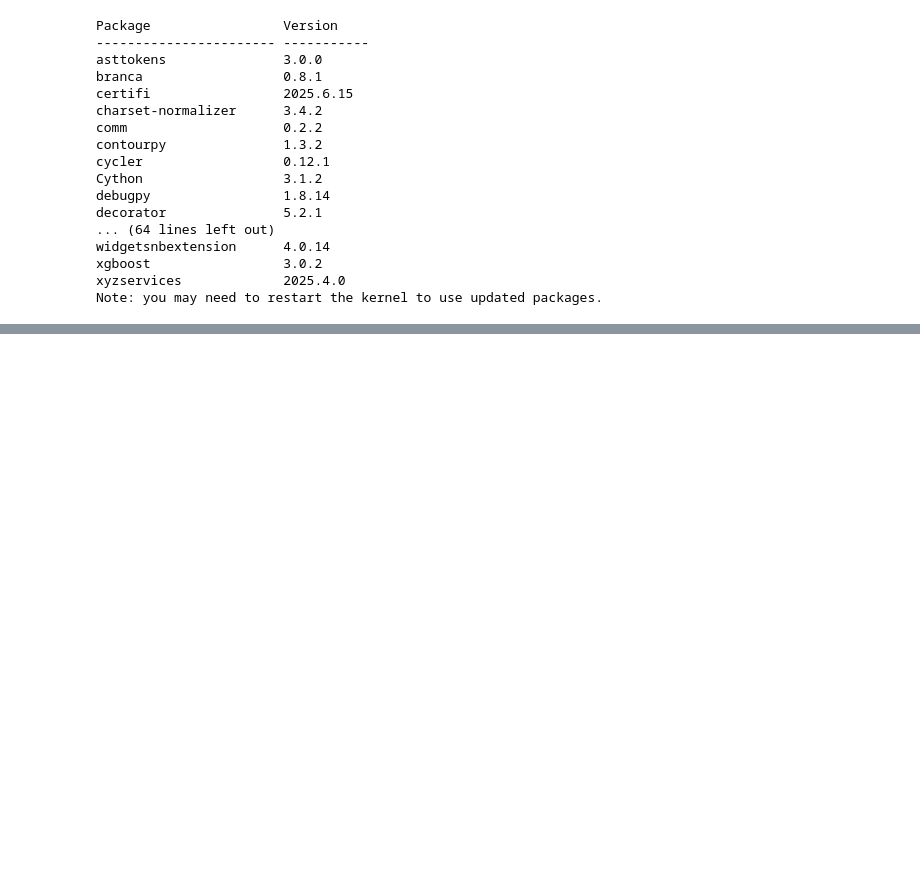
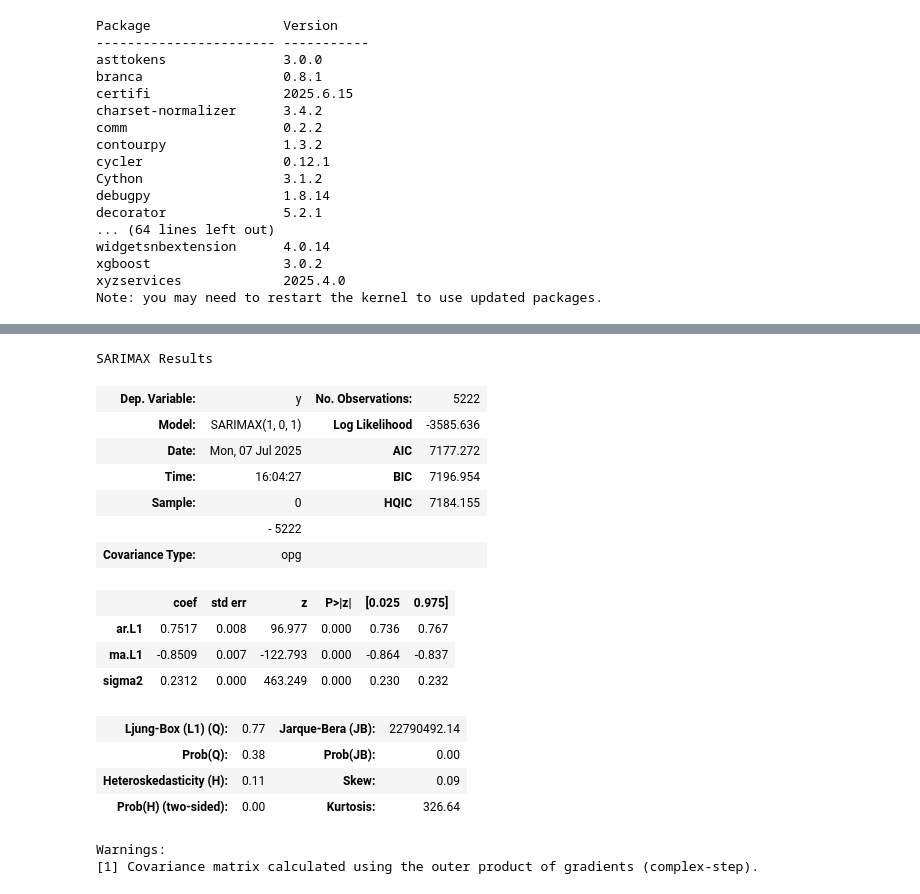
Before and after one commit to 4GeeksAcademy/S_T, a Jupyter notebook: src/explore (5).ipynb, the cells around one changed output, grey strips where cells are left out. Saved outputs shown, nothing was run; the diff lists cells and outputs as text; code cells hidden in the pictures; blank space fills up the shorter version.

```diff
--- a/src/explore (5).ipynb
+++ b/src/explore (5).ipynb
@@ -336,0 +332,21 @@ ImportError: cannot import name '_lazywhere' from 'scipy._lib._util' (/workspace
+# %%
+model.summary()
+# %% [output]
+SARIMAX Results
+| Dep. Variable: | y | No. Observations: | 5222 |
+| Model: | SARIMAX(1, 0, 1) | Log Likelihood | -3585.636 |
+| Date: | Mon, 07 Jul 2025 | AIC | 7177.272 |
+| Time: | 16:04:27 | BIC | 7196.954 |
+| Sample: | 0 | HQIC | 7184.155 |
+|  | - 5222 |  |  |
+| Covariance Type: | opg |  |  |
+|  | coef | std err | z | P>|z| | [0.025 | 0.975] |
+| ar.L1 | 0.7517 | 0.008 | 96.977 | 0.000 | 0.736 | 0.767 |
+| ma.L1 | -0.8509 | 0.007 | -122.793 | 0.000 | -0.864 | -0.837 |
+| sigma2 | 0.2312 | 0.000 | 463.249 | 0.000 | 0.230 | 0.232 |
+| Ljung-Box (L1) (Q): | 0.77 | Jarque-Bera (JB): | 22790492.14 |
+| Prob(Q): | 0.38 | Prob(JB): | 0.00 |
+| Heteroskedasticity (H): | 0.11 | Skew: | 0.09 |
+| Prob(H) (two-sided): | 0.00 | Kurtosis: | 326.64 |
+Warnings:
+[1] Covariance matrix calculated using the outer product of gradients (complex-step).
```
Also changed, not shown: parts of 5 cells of this notebook, 2 other files.
